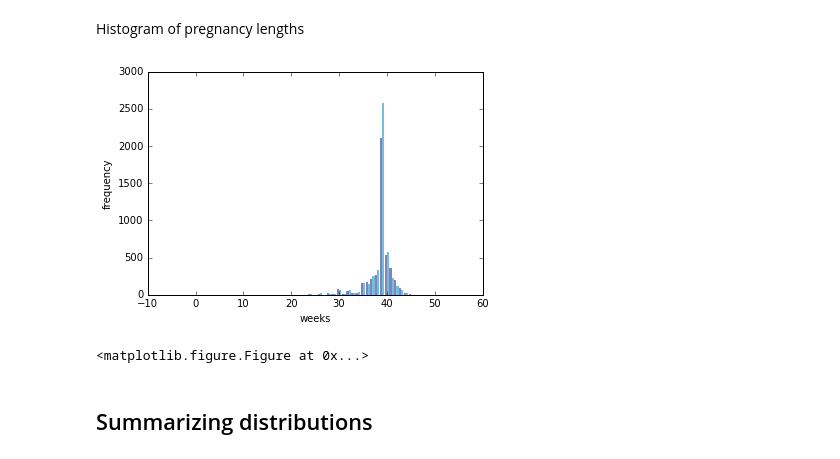
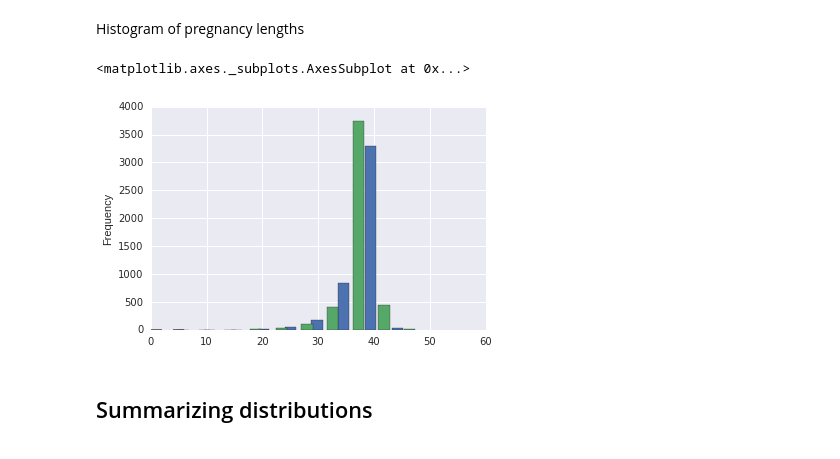
Before and after one commit to glasslion/coursera-machine-learning-nottebooks, a Jupyter notebook: thinkstats/chapter2.ipynb, the cells around one changed output. Saved outputs shown, nothing was run; the diff lists cells and outputs as text; code cells hidden in the pictures.

```diff
--- a/thinkstats/chapter2.ipynb
+++ b/thinkstats/chapter2.ipynb
@@ -48,17 +43,10 @@ Histogram of pregnancy lengths
 # %%
 firsts = live[live.birthord == 1]
 others = live[live.birthord != 1]
-
-first_hist = thinkstats2.Hist(firsts.prglngth)
-other_hist = thinkstats2.Hist(others.prglngth)
-
-width = 0.45
-thinkplot.PrePlot(2)
-thinkplot.Hist(first_hist, align='right', width=width)
-thinkplot.Hist(other_hist, align='left', width=width)
-thinkplot.Show(xlabel='weeks', ylabel='frequency')
+firsts.prglngth.plot(kind='hist', width=2)
+others.prglngth.plot(kind='hist', width=2)
 # %% [output]
+<matplotlib.axes._subplots.AxesSubplot at 0x...>
-[figure, old version]
+[figure, new version]
-<matplotlib.figure.Figure at 0x...>
 # %% [markdown]
 ## Summarizing distributions
```
Also changed, not shown: parts of 17 cells of this notebook.
